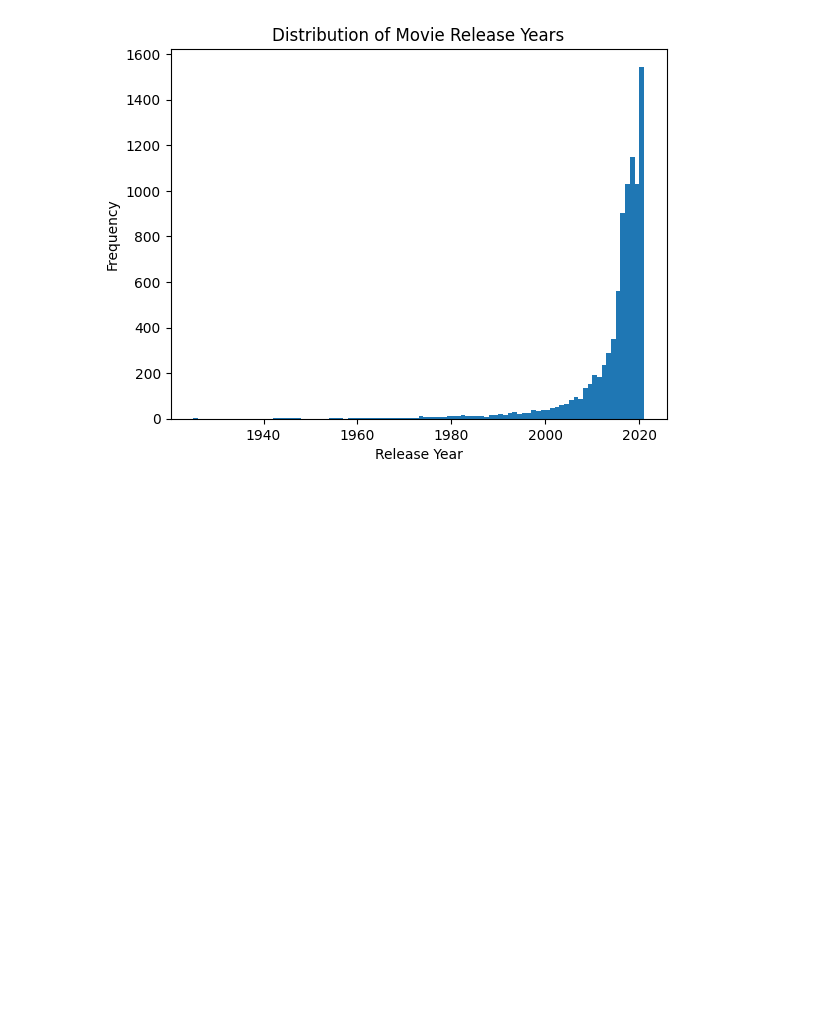
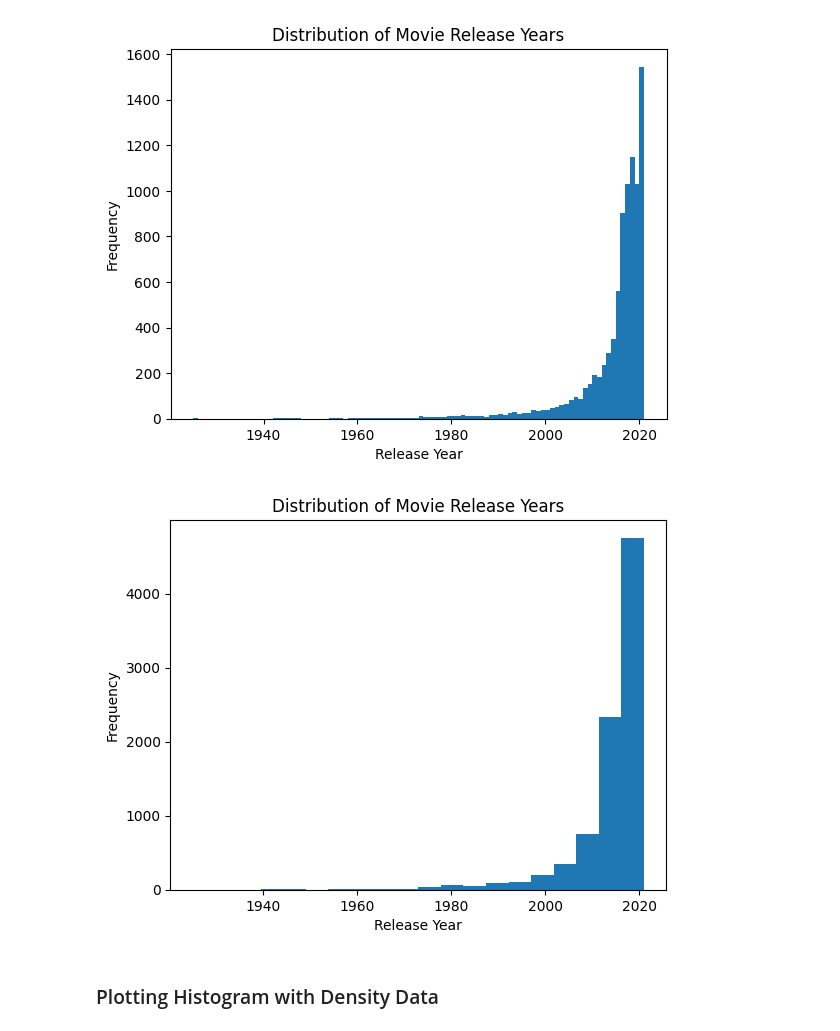
Before and after one commit to pilotbear-coder/Netflix_Titles, a Jupyter notebook: netflix_titles.ipynb, the cells around one changed output. Drawn from its saved outputs; the diff is of its cells as text; code cells hidden in the pictures; blank space fills up the shorter version.

```diff
--- a/netflix_titles.ipynb
+++ b/netflix_titles.ipynb
@@ -101,3 +101,13 @@ plt.ylabel('Frequency')
 plt.show()
 # %% [output]
 [figure]
+# %%
+plt.hist(df['release_year'], bins=20)
+plt.title('Distribution of Movie Release Years')
+plt.xlabel('Release Year')
+plt.ylabel('Frequency')
+plt.show()
+# %% [output]
+[figure, added]
+# %% [markdown]
+### Plotting Histogram with Density Data
```
